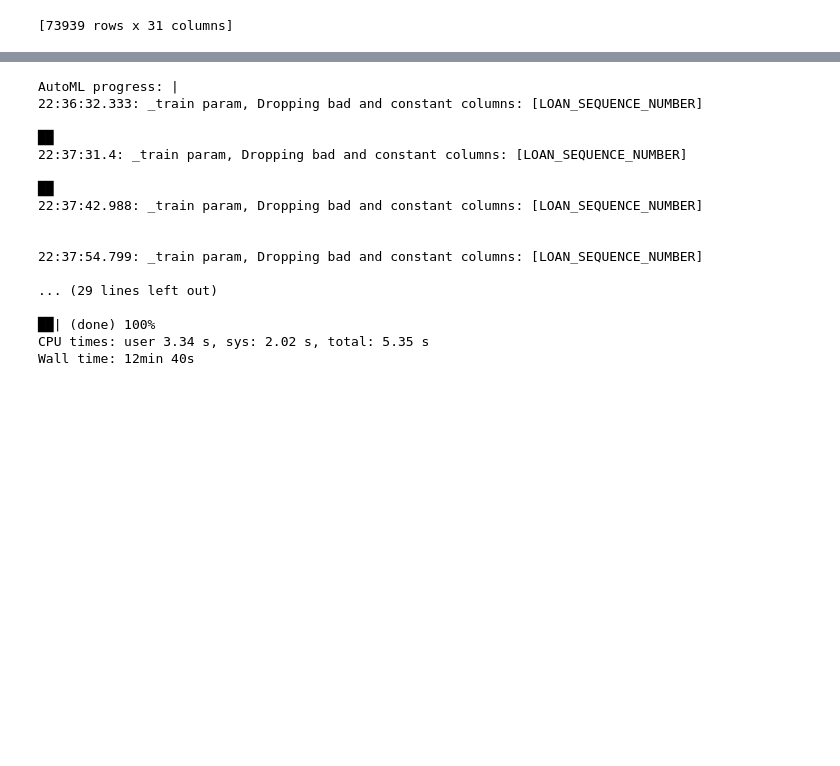
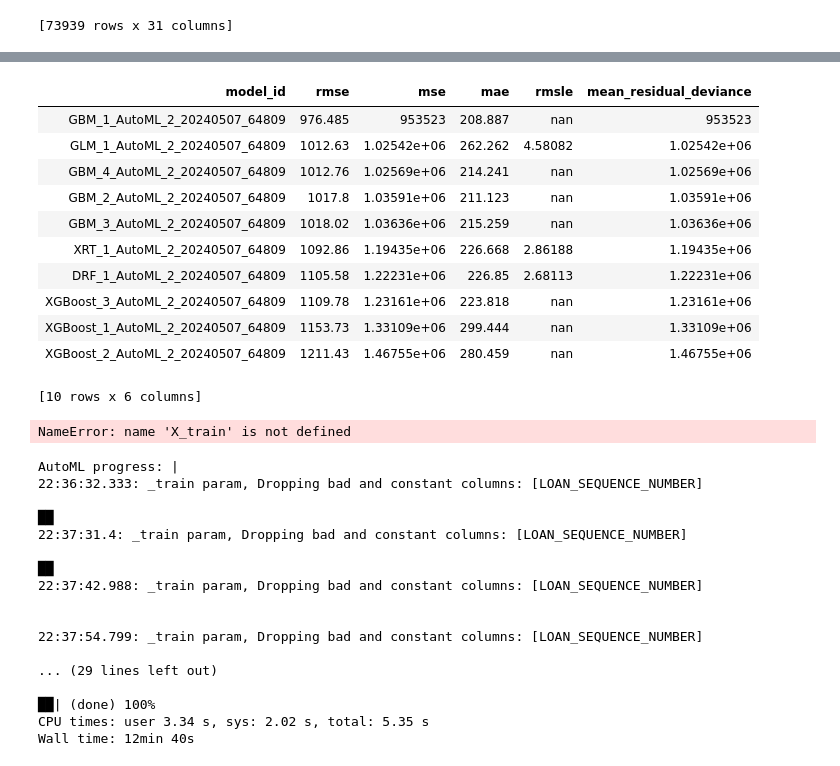
Before and after one commit to jinhuizi-fu/insurance_ml, a Jupyter notebook: project/h2o_automl.ipynb, the cells around one changed output, grey strips where cells are left out. Cells and saved outputs as stored; diff of their text form; code cells hidden in the pictures; blank space fills up the shorter version.

```diff
--- a/project/h2o_automl.ipynb
+++ b/project/h2o_automl.ipynb
@@ -179 +134,16 @@ Variable Importances:
 [tips] Use `model.explain()` to inspect the model. -- Use `h2o.display.toggle_user_tips()` to switch on/off this section.
+# %%
+aml.leaderboard
+# %% [output]
+| model_id | rmse | mse | mae | rmsle | mean_residual_deviance |
+| GBM_1_AutoML_2_20240507_64809 | 976.485 | 953523 | 208.887 | nan | 953523 |
+| GLM_1_AutoML_2_20240507_64809 | 1012.63 | 1.02542e+06 | 262.262 | 4.58082 | 1.02542e+06 |
+| GBM_4_AutoML_2_20240507_64809 | 1012.76 | 1.02569e+06 | 214.241 | nan | 1.02569e+06 |
+| GBM_2_AutoML_2_20240507_64809 | 1017.8 | 1.03591e+06 | 211.123 | nan | 1.03591e+06 |
+| GBM_3_AutoML_2_20240507_64809 | 1018.02 | 1.03636e+06 | 215.259 | nan | 1.03636e+06 |
+| XRT_1_AutoML_2_20240507_64809 | 1092.86 | 1.19435e+06 | 226.668 | 2.86188 | 1.19435e+06 |
+| DRF_1_AutoML_2_20240507_64809 | 1105.58 | 1.22231e+06 | 226.85 | 2.68113 | 1.22231e+06 |
+| XGBoost_3_AutoML_2_20240507_64809 | 1109.78 | 1.23161e+06 | 223.818 | nan | 1.23161e+06 |
+| XGBoost_1_AutoML_2_20240507_64809 | 1153.73 | 1.33109e+06 | 299.444 | nan | 1.33109e+06 |
+| XGBoost_2_AutoML_2_20240507_64809 | 1211.43 | 1.46755e+06 | 280.459 | nan | 1.46755e+06 |
+[10 rows x 6 columns]
@@ -179,0 +152,4 @@ Variable Importances:
+# %%
+h2o_wrapper = H2OProbWrapper(bst_model,feature_names)
+# %% [output]
+NameError: name 'X_train' is not defined
```
Also changed, not shown: parts of 7 cells of this notebook, 4 other files.
